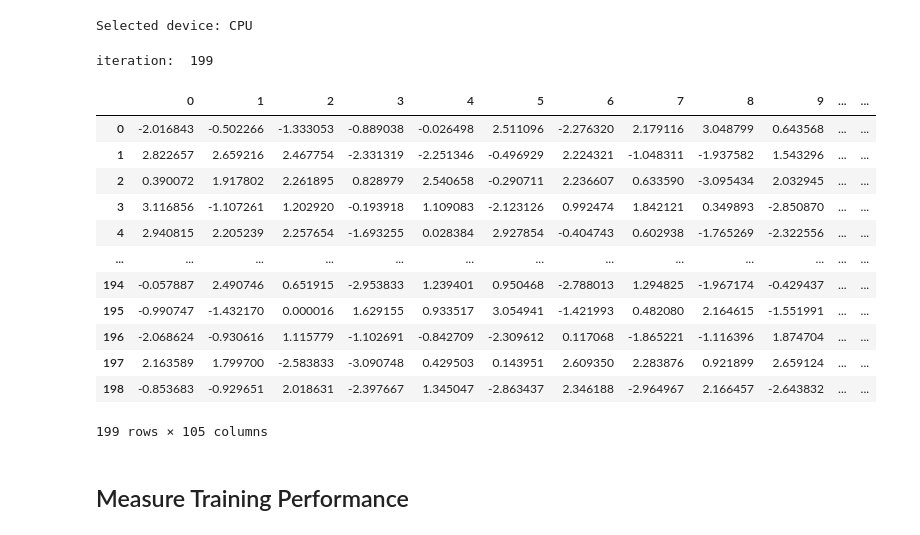
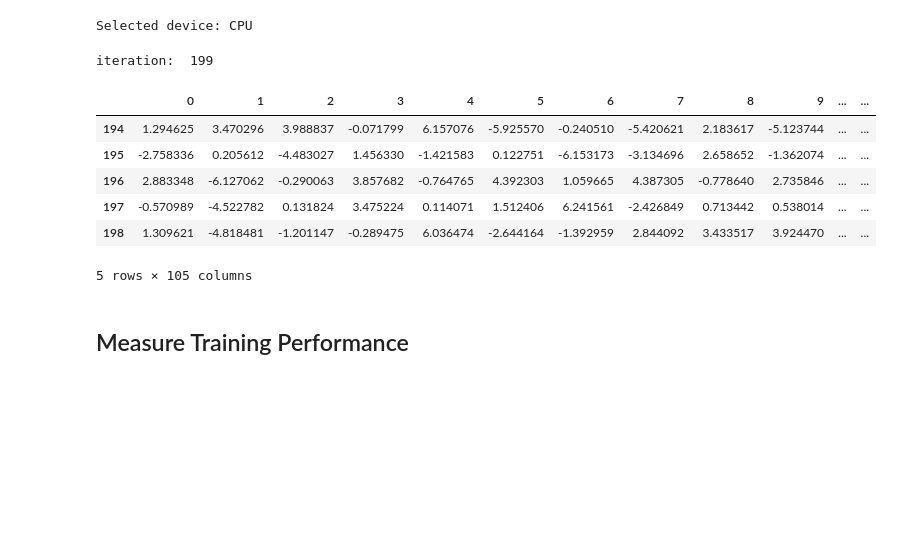
Before and after one commit to NNCT2904/VQA-Notes-v2, a Jupyter notebook: TrainEpochM0.ipynb, the cells around one changed output. Cells and saved outputs as stored; diff of their text form; code cells hidden in the pictures; blank space fills up the shorter version.

```diff
--- a/TrainEpochM0.ipynb
+++ b/TrainEpochM0.ipynb
@@ -136,49 +129,43 @@ res = pd.DataFrame()
 start = time.time()
 for i in range(0, 200):
     print('iteration: ', i)
-    display(res)
-    point = np.random.uniform(-np.pi, np.pi, ansatz.num_parameters)
+    display(res.tail())
+    point = np.random.uniform(-np.pi*2, np.pi*2, ansatz.num_parameters)
 
     qnn = EstimatorQNN(
         circuit=qc,
         estimator=estimator,
         observables=GLOBAL_OPERATOR,
         input_params=feature_map.parameters,
         weight_params=ansatz.parameters
     )
 
     model = TorchConnector(qnn, initial_weights=point)
 
     loss_function = nn.L1Loss() #This is MAE loss
     optimizer = torch.optim.NAdam(model.parameters(), lr=0.05)
 
     loss, weight = sampleWeightLoss(
         model,
         X_train_t,
         y_train_t,
         optimizer = optimizer,
         loss_function = loss_function
         )
     res = pd.concat([res, pd.DataFrame(np.append(weight.numpy(), loss.numpy())).transpose()], ignore_index=True)
     clear_output(wait=True)
 elapsed = time.time() - start
 
 pd.DataFrame(res).astype('float').to_csv(f'{LOG_PATH}/{METHOD_TAG}/LossFunctionSurface.csv')
 # %% [output]
 iteration:  199
 |  | 0 | 1 | 2 | 3 | 4 | 5 | 6 | 7 | 8 | 9 | ... | ... |
-| 0 | -2.016843 | -0.502266 | -1.333053 | -0.889038 | -0.026498 | 2.511096 | -2.276320 | 2.179116 | 3.048799 | 0.643568 | ... | ... |
-| 1 | 2.822657 | 2.659216 | 2.467754 | -2.331319 | -2.251346 | -0.496929 | 2.224321 | -1.048311 | -1.937582 | 1.543296 | ... | ... |
-| 2 | 0.390072 | 1.917802 | 2.261895 | 0.828979 | 2.540658 | -0.290711 | 2.236607 | 0.633590 | -3.095434 | 2.032945 | ... | ... |
-| 3 | 3.116856 | -1.107261 | 1.202920 | -0.193918 | 1.109083 | -2.123126 | 0.992474 | 1.842121 | 0.349893 | -2.850870 | ... | ... |
-| 4 | 2.940815 | 2.205239 | 2.257654 | -1.693255 | 0.028384 | 2.927854 | -0.404743 | 0.602938 | -1.765269 | -2.322556 | ... | ... |
-| ... | ... | ... | ... | ... | ... | ... | ... | ... | ... | ... | ... | ... |
-| 194 | -0.057887 | 2.490746 | 0.651915 | -2.953833 | 1.239401 | 0.950468 | -2.788013 | 1.294825 | -1.967174 | -0.429437 | ... | ... |
-| 195 | -0.990747 | -1.432170 | 0.000016 | 1.629155 | 0.933517 | 3.054941 | -1.421993 | 0.482080 | 2.164615 | -1.551991 | ... | ... |
-| 196 | -2.068624 | -0.930616 | 1.115779 | -1.102691 | -0.842709 | -2.309612 | 0.117068 | -1.865221 | -1.116396 | 1.874704 | ... | ... |
-| 197 | 2.163589 | 1.799700 | -2.583833 | -3.090748 | 0.429503 | 0.143951 | 2.609350 | 2.283876 | 0.921899 | 2.659124 | ... | ... |
-| 198 | -0.853683 | -0.929651 | 2.018631 | -2.397667 | 1.345047 | -2.863437 | 2.346188 | -2.964967 | 2.166457 | -2.643832 | ... | ... |
+| 194 | 1.294625 | 3.470296 | 3.988837 | -0.071799 | 6.157076 | -5.925570 | -0.240510 | -5.420621 | 2.183617 | -5.123744 | ... | ... |
+| 195 | -2.758336 | 0.205612 | -4.483027 | 1.456330 | -1.421583 | 0.122751 | -6.153173 | -3.134696 | 2.658652 | -1.362074 | ... | ... |
+| 196 | 2.883348 | -6.127062 | -0.290063 | 3.857682 | -0.764765 | 4.392303 | 1.059665 | 4.387305 | -0.778640 | 2.735846 | ... | ... |
+| 197 | -0.570989 | -4.522782 | 0.131824 | 3.475224 | 0.114071 | 1.512406 | 6.241561 | -2.426849 | 0.713442 | 0.538014 | ... | ... |
+| 198 | 1.309621 | -4.818481 | -1.201147 | -0.289475 | 6.036474 | -2.644164 | -1.392959 | 2.844092 | 3.433517 | 3.924470 | ... | ... |
-199 rows × 105 columns
+5 rows × 105 columns
 # %%
 # Print run statistics
 print(f'{device} Fit\n'+
```
Also changed, not shown: parts of 2 cells of this notebook, 14 other files.
